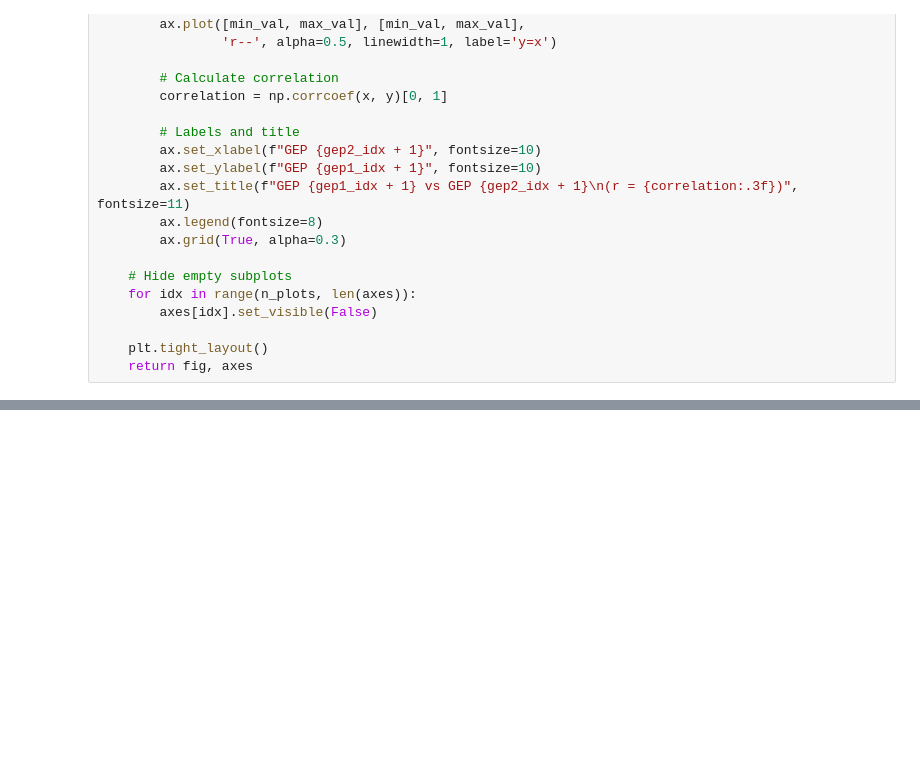
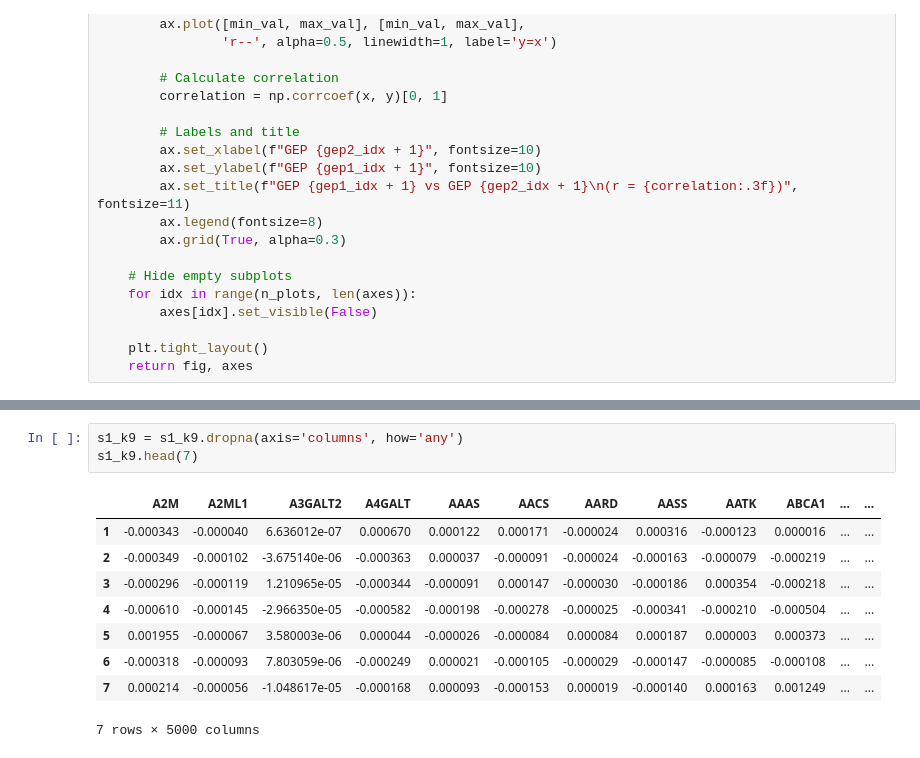
Before and after one commit to sumedhars/dinh-lab-cnmf, a Jupyter notebook: 1_cnmf_result_exploration.ipynb, the cells around one changed output, grey strips where cells are left out. Cells and saved outputs as stored; diff of their text form; blank space fills up the shorter version.

```diff
--- a/1_cnmf_result_exploration.ipynb
+++ b/1_cnmf_result_exploration.ipynb
@@ -103,2 +103,15 @@ s2_k6.head(6)
+# %%
+s1_k9 = s1_k9.dropna(axis='columns', how='any')
+s1_k9.head(7)
+# %% [output]
+|  | A2M | A2ML1 | A3GALT2 | A4GALT | AAAS | AACS | AARD | AASS | AATK | ABCA1 | ... | ... |
+| 1 | -0.000343 | -0.000040 | 6.636012e-07 | 0.000670 | 0.000122 | 0.000171 | -0.000024 | 0.000316 | -0.000123 | 0.000016 | ... | ... |
+| 2 | -0.000349 | -0.000102 | -3.675140e-06 | -0.000363 | 0.000037 | -0.000091 | -0.000024 | -0.000163 | -0.000079 | -0.000219 | ... | ... |
+| 3 | -0.000296 | -0.000119 | 1.210965e-05 | -0.000344 | -0.000091 | 0.000147 | -0.000030 | -0.000186 | 0.000354 | -0.000218 | ... | ... |
+| 4 | -0.000610 | -0.000145 | -2.966350e-05 | -0.000582 | -0.000198 | -0.000278 | -0.000025 | -0.000341 | -0.000210 | -0.000504 | ... | ... |
+| 5 | 0.001955 | -0.000067 | 3.580003e-06 | 0.000044 | -0.000026 | -0.000084 | 0.000084 | 0.000187 | 0.000003 | 0.000373 | ... | ... |
+| 6 | -0.000318 | -0.000093 | 7.803059e-06 | -0.000249 | 0.000021 | -0.000105 | -0.000029 | -0.000147 | -0.000085 | -0.000108 | ... | ... |
+| 7 | 0.000214 | -0.000056 | -1.048617e-05 | -0.000168 | 0.000093 | -0.000153 | 0.000019 | -0.000140 | 0.000163 | 0.001249 | ... | ... |
+7 rows × 5000 columns
 # %%
 gep_comparisons = [
```
Also changed, not shown: parts of 11 cells of this notebook, 12 other files.
